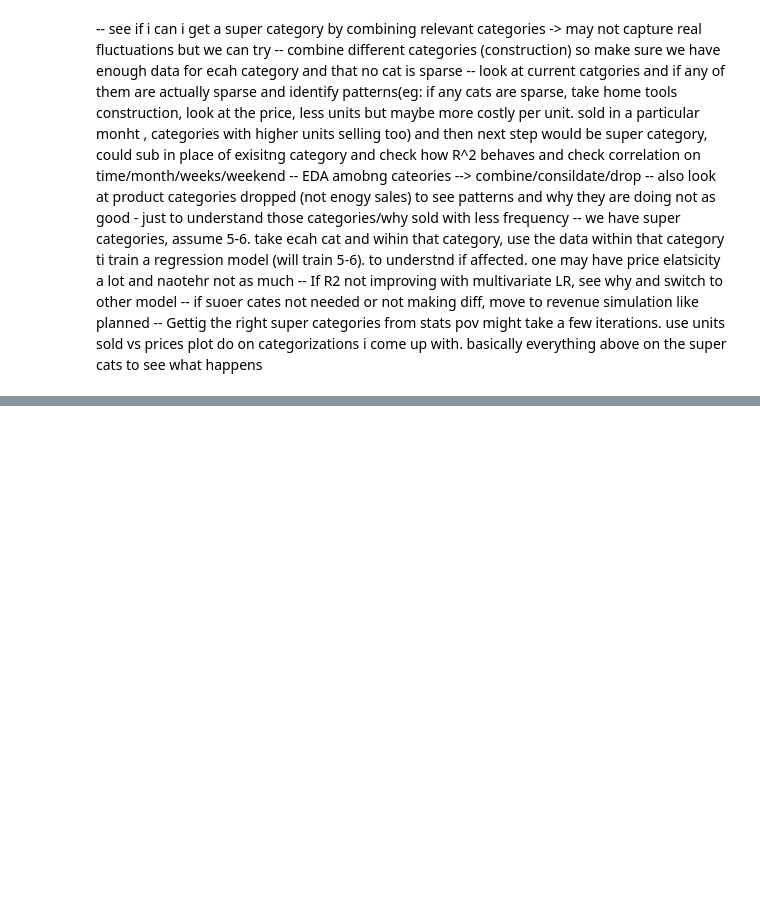
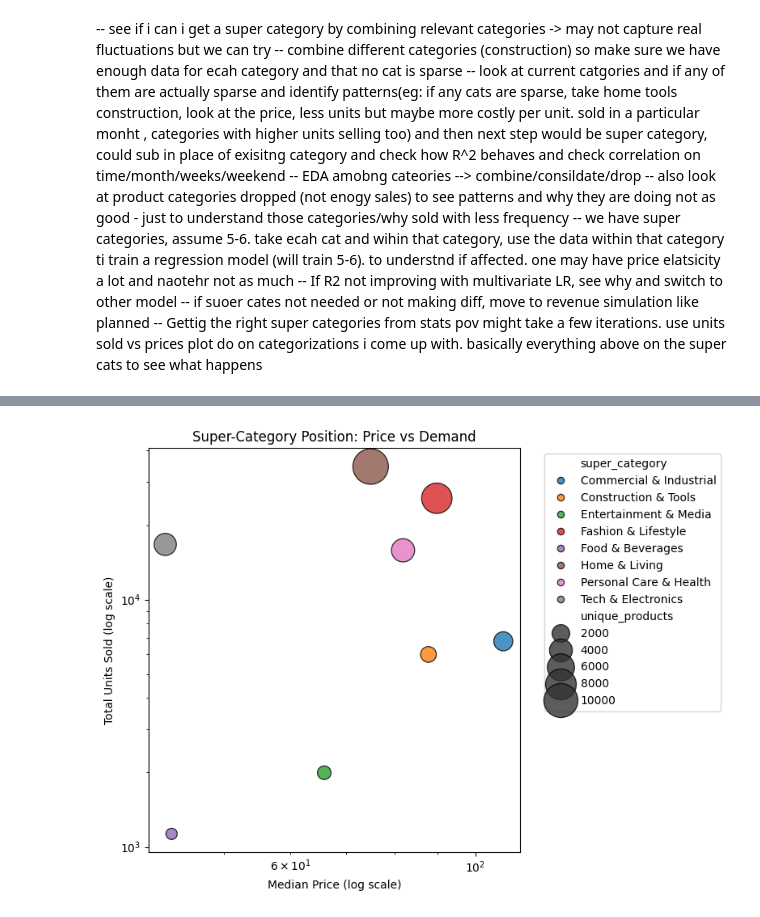
Before and after one commit to varshamanickam/dynamic-pricing-ml, a Jupyter notebook: notebooks/data_prep.ipynb, the cells around one changed output, grey strips where cells are left out. Drawn from its saved outputs; the diff is of its cells as text; code cells hidden in the pictures; blank space fills up the shorter version.

```diff
--- a/notebooks/data_prep.ipynb
+++ b/notebooks/data_prep.ipynb
@@ -610,0 +1277,37 @@ Data that falls close to the line mean the model's predictions were accurate. Po
+# %%
+# Aggregate by super-category
+super_cat_summary = (
+    weekly_prod
+      .merge(cat_summary[["category_name_en", "super_category"]], on="category_name_en", how="left")
+      .groupby("super_category", dropna=False)
+      .agg(
+          total_units=("units_sold", "sum"),
+          med_price=("avg_price", "median"),
+          revenue=("revenue", "sum"),
+          unique_products=("product_id", "nunique")
+      )
+      .reset_index()
+)
+
+# Scatter / bubble plot
+plt.figure(figsize=(8,6))
+sns.scatterplot(
+    data=super_cat_summary,
+    x="med_price",
+    y="total_units",
+    size="unique_products",
+    hue="super_category",
+    sizes=(100, 1000),
+    alpha=0.8,
+    edgecolor="k"
+)
+plt.xscale("log")
+plt.yscale("log")
+plt.xlabel("Median Price (log scale)")
+plt.ylabel("Total Units Sold (log scale)")
+plt.title("Super-Category Position: Price vs Demand")
+plt.legend(bbox_to_anchor=(1.05, 1), loc="upper left")
+plt.tight_layout()
+plt.show()
+# %% [output]
+[figure, added]
```
Also changed, not shown: parts of 43 cells of this notebook, 3 other files.
